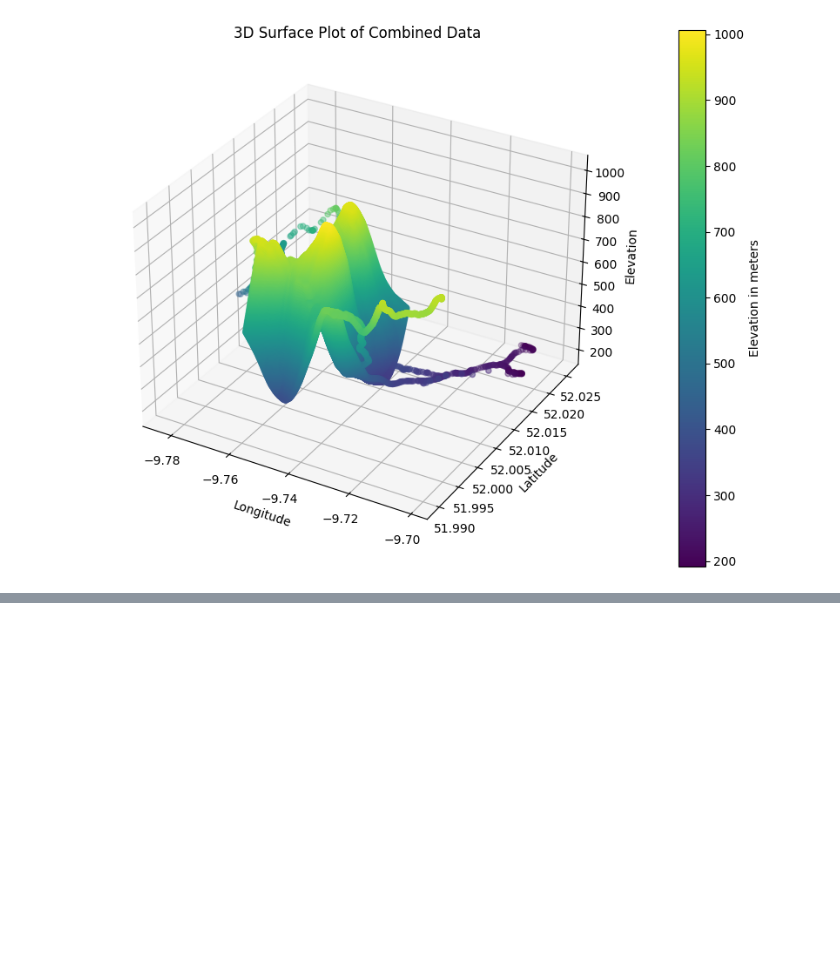
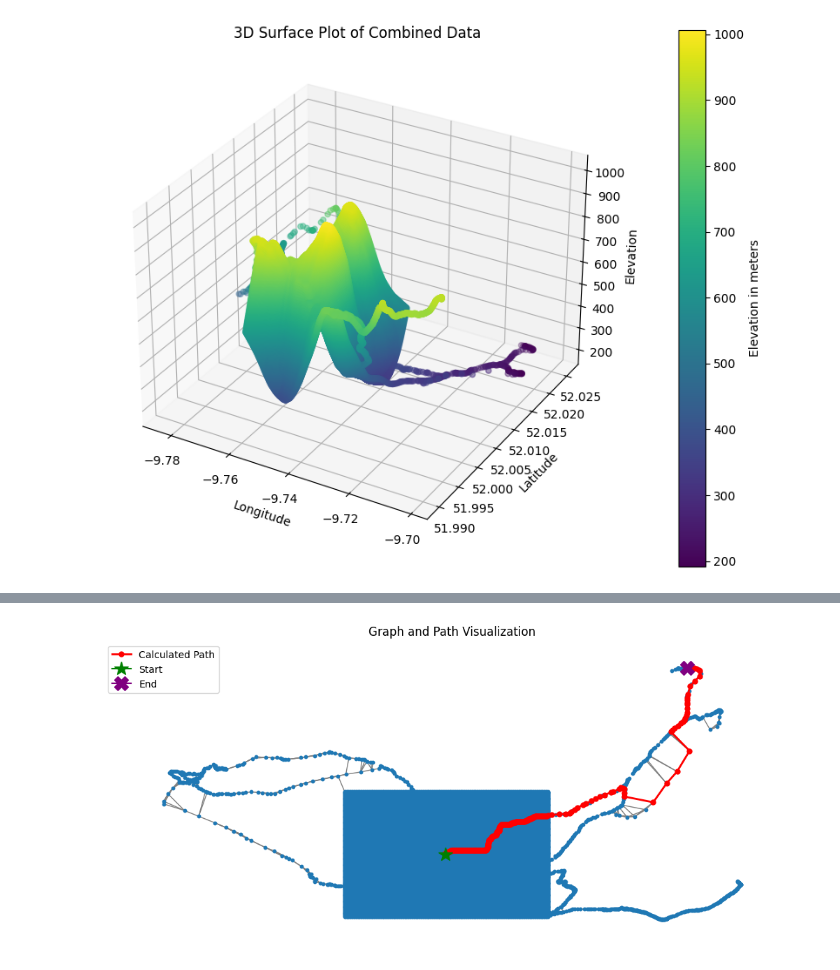
Before and after one commit to DogPope/FYP-Development, a Jupyter notebook: graph_traversal.ipynb, the cells around one changed output, grey strips where cells are left out. Saved outputs shown, nothing was run; the diff lists cells and outputs as text; code cells hidden in the pictures; blank space fills up the shorter version.

```diff
--- a/graph_traversal.ipynb
+++ b/graph_traversal.ipynb
@@ -209,0 +211,28 @@ find_path(G, source=(51.990047, -9.728633), target=(51.99895007, -9.74338607), w
+# %%
+path = find_path(G, source=(51.99895007, -9.74338607), target=(52.025803, -9.7086641), weight=0.0)
+node_positions = {node: (node[1], node[0]) for node in G.nodes()}
+
+plt.figure(figsize=(10, 8))
+nx.draw(G, pos=node_positions, with_labels=False, node_size=10, alpha=1.0, edge_color='gray')
+
+path_nodes = path[0]
+path_latitudes = [node[0] for node in path_nodes]
+path_longitudes = [node[1] for node in path_nodes]
+path_elevations = [G.nodes[node]["elevation"] for node in path_nodes]
+
+plt.plot(path_longitudes, path_latitudes, color='red', linewidth=2, marker='o', markersize=5, label='Calculated Path')
+if path_nodes:
+  start_node = path_nodes[0]
+  end_node = path_nodes[-1]
+  plt.plot(start_node[1], start_node[0], marker='*', markersize=15, color='green', label='Start')
+  plt.plot(end_node[1], end_node[0], marker='X', markersize=15, color='purple', label='End')
+
+plt.title('Graph and Path Visualization')
+plt.xlabel('Longitude')
+plt.ylabel('Latitude')
+plt.legend()
+plt.grid(True)
+plt.gca().set_aspect('equal', adjustable='box')
+plt.show()
+# %% [output]
+[figure, added]
```
Also changed, not shown: parts of 4 cells of this notebook, 19 other files.
